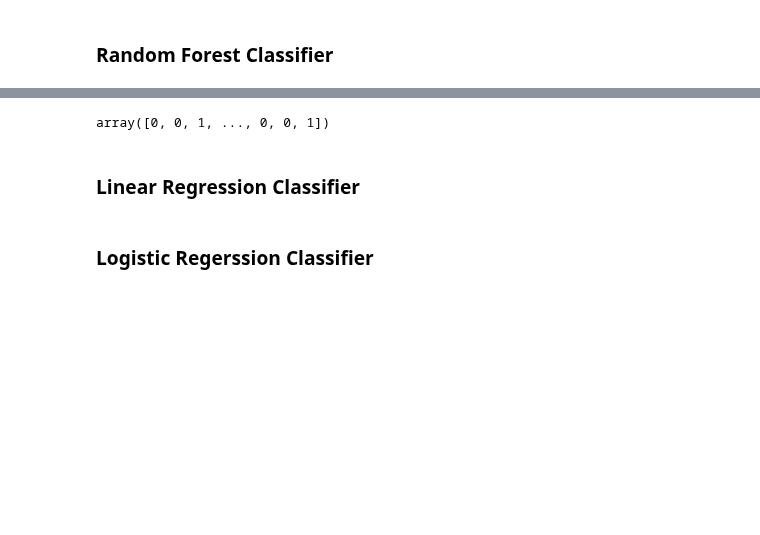
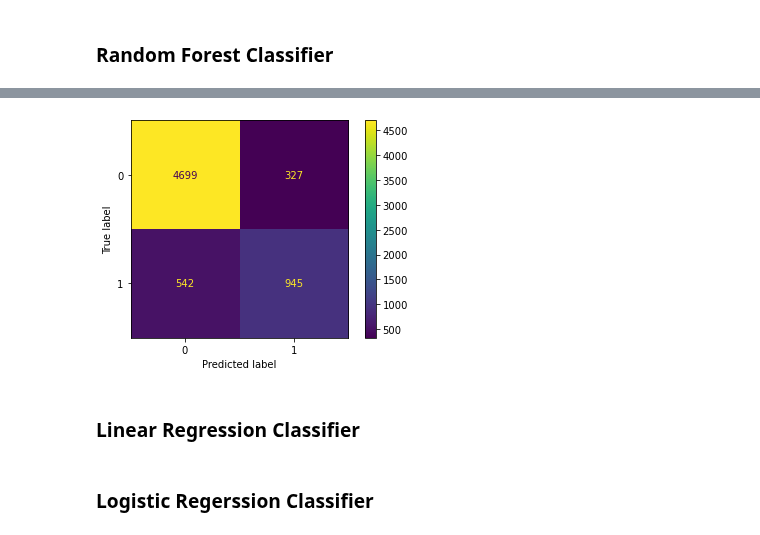
Before and after one commit to agomolka/AdultIncomeAnalysis, a Jupyter notebook: Adult_income_analysis_ColumnTransformer.ipynb, the cells around one changed output, grey strips where cells are left out. Saved outputs shown, nothing was run; the diff lists cells and outputs as text; code cells hidden in the pictures; blank space fills up the shorter version.

```diff
--- a/Adult_income_analysis_ColumnTransformer.ipynb
+++ b/Adult_income_analysis_ColumnTransformer.ipynb
@@ -240,12 +261,13 @@ print(best_params)
 # %%
 clf = Pipeline(steps=[('preprocessor', preprocessor),
                       ('classifier',  RandomForestClassifier(max_depth =  20,max_features =  10,
                                                              min_samples_split =  30,
                                                              n_estimators =  500))])
 clf.fit(X_train, y_train)
 clf.predict(X_test)
+ConfusionMatrix(classifier=clf, confusionMatrix=False)
 # %% [output]
-array([0, 0, 1, ..., 0, 0, 1])
+[figure, added]
 # %% [markdown]
 ### Linear Regression Classifier
 # %%
```
Also changed, not shown: parts of 12 cells of this notebook.
